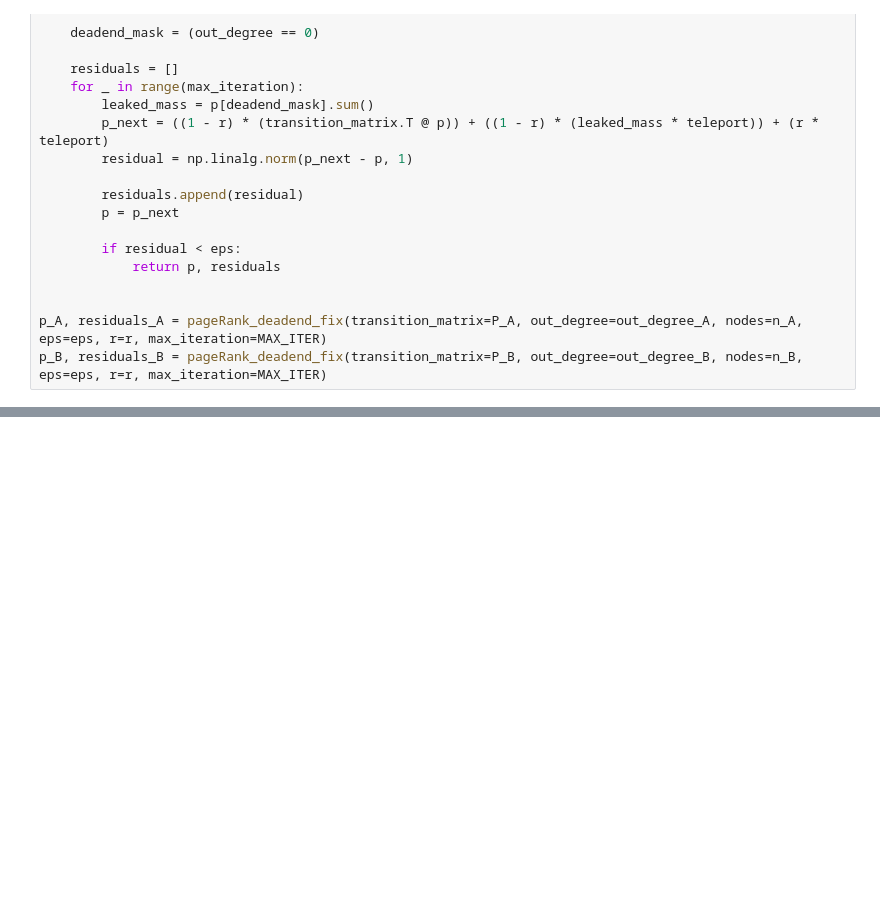
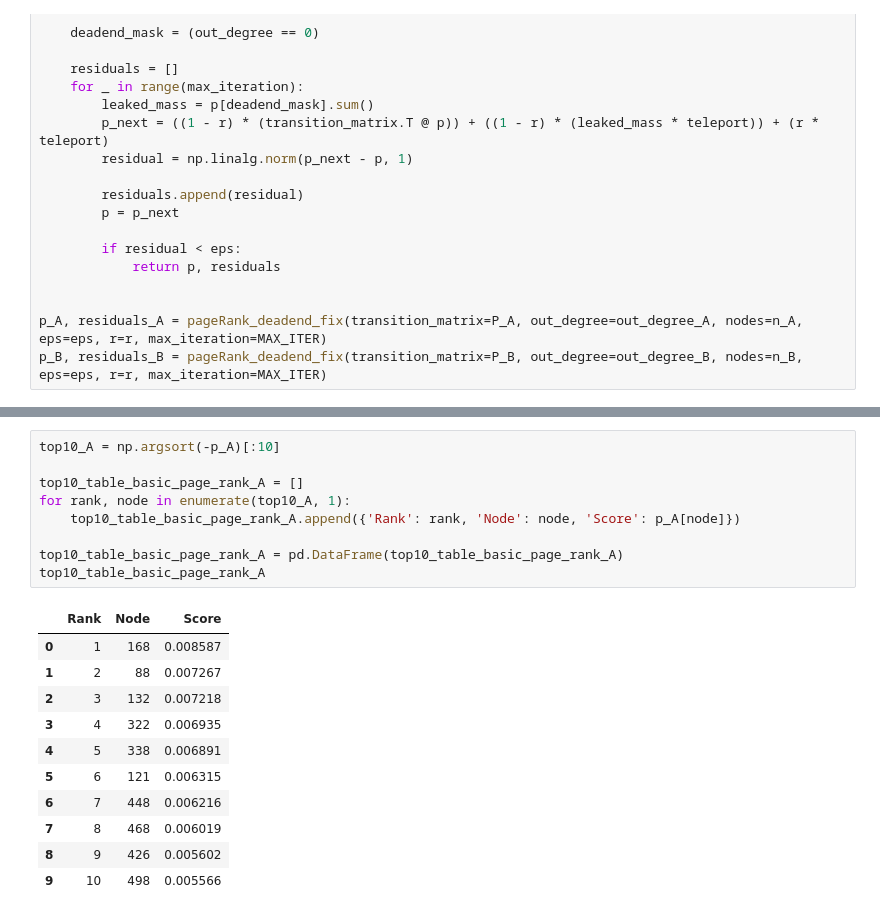
Before and after one commit to pouriaSameti/Mathematics-For-Data-Science, a Jupyter notebook: Project 3/notebook.ipynb, the cells around one changed output, grey strips where cells are left out. Cells and saved outputs as stored; diff of their text form; blank space fills up the shorter version.

```diff
--- a/Project 3/notebook.ipynb
+++ b/Project 3/notebook.ipynb
@@ -442,0 +459,21 @@ p_B, residuals_B = pageRank_deadend_fix(transition_matrix=P_B, out_degree=out_de
+# %%
+top10_A = np.argsort(-p_A)[:10]
+
+top10_table_basic_page_rank_A = []
+for rank, node in enumerate(top10_A, 1):
+    top10_table_basic_page_rank_A.append({'Rank': rank, 'Node': node, 'Score': p_A[node]})
+
+top10_table_basic_page_rank_A = pd.DataFrame(top10_table_basic_page_rank_A)
+top10_table_basic_page_rank_A
+# %% [output]
+|  | Rank | Node | Score |
+| 0 | 1 | 168 | 0.008587 |
+| 1 | 2 | 88 | 0.007267 |
+| 2 | 3 | 132 | 0.007218 |
+| 3 | 4 | 322 | 0.006935 |
+| 4 | 5 | 338 | 0.006891 |
+| 5 | 6 | 121 | 0.006315 |
+| 6 | 7 | 448 | 0.006216 |
+| 7 | 8 | 468 | 0.006019 |
+| 8 | 9 | 426 | 0.005602 |
+| 9 | 10 | 498 | 0.005566 |
```
Also changed, not shown: parts of 4 cells of this notebook.
